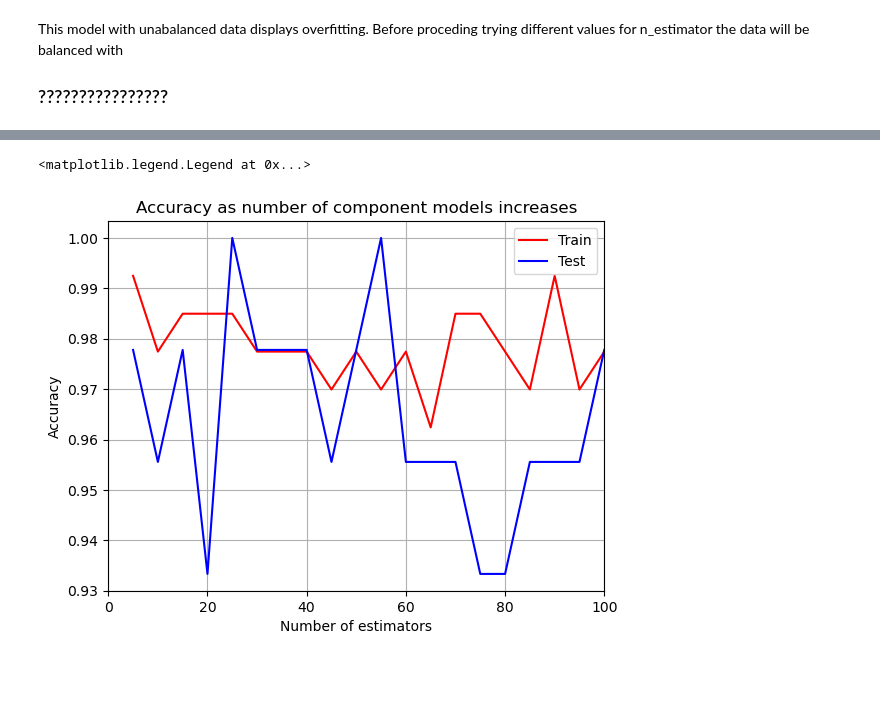
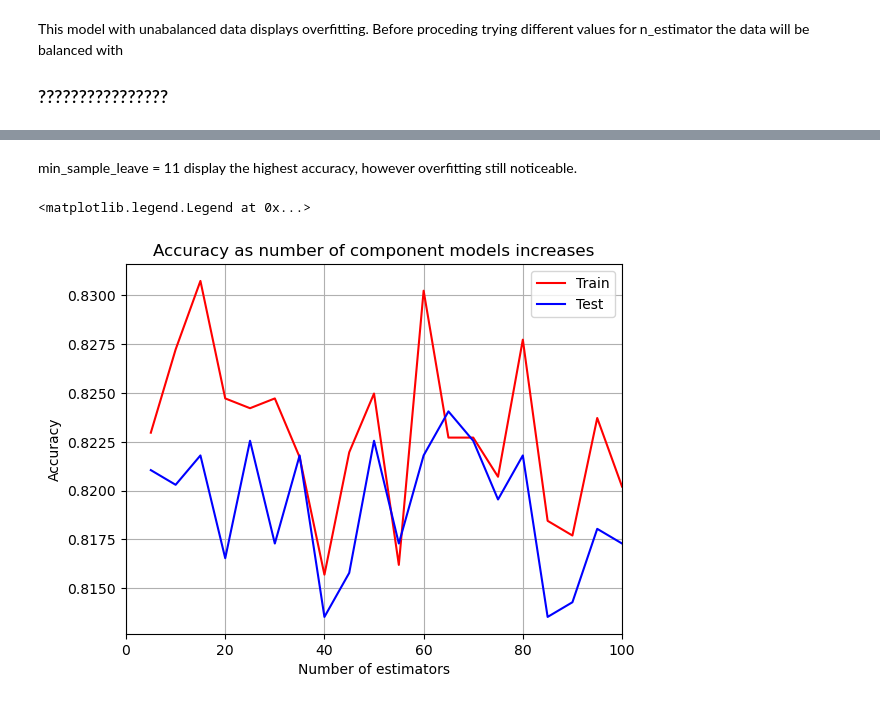
Before and after one commit to danielamartinezli/wine_classification, a Jupyter notebook: notebook/wine_quality.ipynb, the cells around one changed output, grey strips where cells are left out. Saved outputs shown, nothing was run; the diff lists cells and outputs as text; code cells hidden in the pictures; blank space fills up the shorter version.

Commit message:
Add files via upload
hyperparameters in random forest

```diff
--- a/notebook/wine_quality.ipynb
+++ b/notebook/wine_quality.ipynb
@@ -1455,17 +1451,17 @@ scores_df
 # %%
-#### Fitting Random Forest with **n_estimators = 5** and **max_depth = 1**
-train_scores_n5_d1 = []
-test_scores_n5_d1 = []
+#### Fitting Random Forest with **n_estimators = 55** and **max_depth = 3**
+train_scores_n55_d3 = []
+test_scores_n55_d3 = []
 n_range = range(5, 101, 5)
 for n in n_range:
-    RF_model = RandomForestClassifier(n_estimators = 50, max_depth = 100)
+    RF_model = RandomForestClassifier(n_estimators = 55, max_depth = 3)
     RF_model.fit(X_train, y_train)
-    train_scores_n5_d1.append(RF_model.score(X_train, y_train))
-    test_scores_n5_d1.append(RF_model.score(X_test, y_test))
+    train_scores_n55_d3.append(RF_model.score(X_train, y_train))
+    test_scores_n55_d3.append(RF_model.score(X_test, y_test))
 
 # print
-plt.plot(n_range, train_scores_n5_d1, label='Train', color='red')  # Change color for train line
-plt.plot(n_range, test_scores_n5_d1, label='Test', color='blue')
+plt.plot(n_range, train_scores_n55_d3, label='Train', color='red')  # Change color for train line
+plt.plot(n_range, test_scores_n55_d3, label='Test', color='blue')
 plt.xlabel("Number of estimators")
 plt.ylabel("Accuracy")
 plt.grid(True)
@@ -1515,26 +1564,28 @@ scores_df
+# %% [markdown]
+min_sample_leave = 11 display the highest accuracy, however overfitting still noticeable.
 # %%
-#### Fitting Random Forest with **n_estimators = 5** and **max_depth = 1**
-train_scores_n50_d1 = []
-test_scores_n50_d1 = []
+# Fitting Random Forest with **n_estimators = 5** and **max_depth = 1**
+train_scores_n55_d3_min = []
+test_scores_n55_d3_min = []
 n_range = range(5, 101, 5)
 for n in n_range:
-    RF_model = RandomForestClassifier(n_estimators = 50, max_depth = 1)
+    RF_model = RandomForestClassifier(n_estimators = 55, max_depth = 3, min_samples_leaf=11)
     RF_model.fit(X_train, y_train)
-    train_scores_n50_d1.append(RF_model.score(X_train, y_train))
-    test_scores_n50_d1.append(RF_model.score(X_test, y_test))
+    train_scores_n55_d3_min.append(RF_model.score(X_train, y_train))
+    test_scores_n55_d3_min.append(RF_model.score(X_test, y_test))
 
 # print
-plt.plot(n_range, train_scores_n50_d1, label='Train', color='red')  # Change color for train line
-plt.plot(n_range, test_scores_n50_d1, label='Test', color='blue')
+plt.plot(n_range, train_scores_n55_d3_min, label='Train', color='red')  # Change color for train line
+plt.plot(n_range, test_scores_n55_d3_min, label='Test', color='blue')
 plt.xlabel("Number of estimators")
 plt.ylabel("Accuracy")
 plt.grid(True)
 plt.xlim(0, max(n_range))  # Adjust the x-axis limits
 plt.title("Accuracy as number of component models increases")
 plt.legend()
 # %% [output]
 <matplotlib.legend.Legend at 0x...>
-[figure, old version]
+[figure, new version]
 # %%
 # printing accuracy
 print(f"Performance on fitted data:\n"
```
Also changed, not shown: parts of 31 cells of this notebook.
